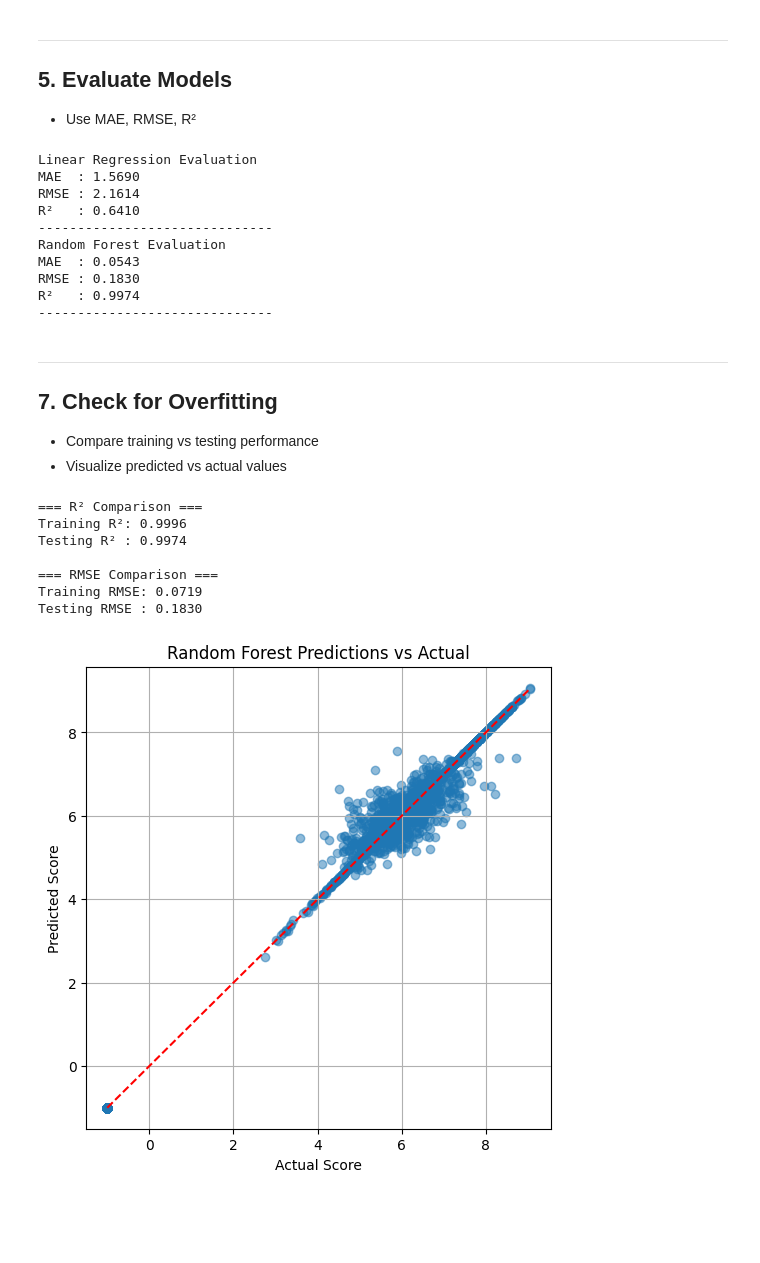
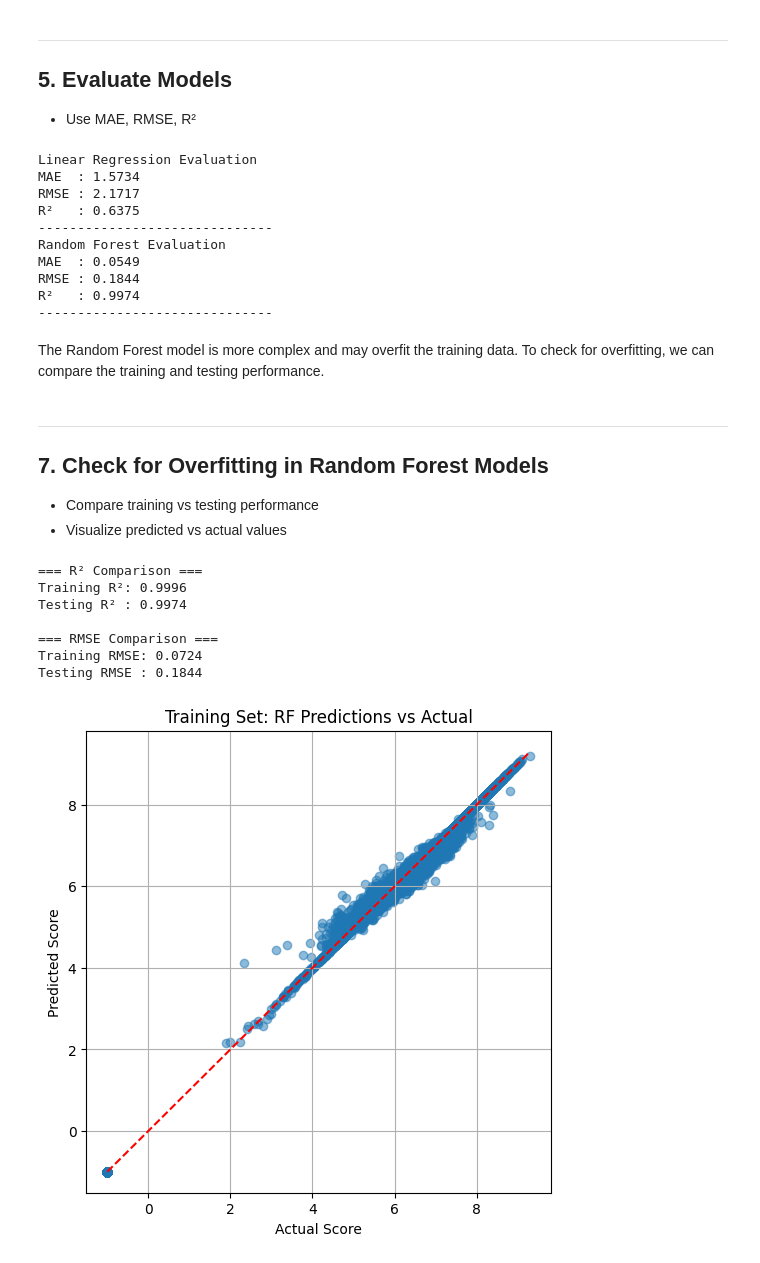
Before and after one commit to MIAR-Riza27/anime-rating-predictor, a Jupyter notebook: notebooks/02-modeling.ipynb, the cells around one changed output. Drawn from its saved outputs; the diff is of its cells as text; code cells hidden in the pictures; blank space fills up the shorter version.

Commit message:
feat: Make the model and remove leakage

```diff
--- a/notebooks/02-modeling.ipynb
+++ b/notebooks/02-modeling.ipynb
@@ -27,24 +27,18 @@ df.head()
 - Encode categorical columns (type, source, etc.)
 - Scale numerical features.
 # %%
-from sklearn.preprocessing import OrdinalEncoder, StandardScaler
+from sklearn.preprocessing import StandardScaler
 
 # Drop unused or redundant columns
 df = df.drop(columns=["title", "favorites", "has_year", "has_season"])
 
-# Encode categorical features
+# Define categorical and numeric columns
 categorical_cols = ["type", "source", "status", "rating", "season", "genres", "demographics"]
-encoder = OrdinalEncoder(handle_unknown="use_encoded_value", unknown_value=-1)
-df[categorical_cols] = encoder.fit_transform(df[categorical_cols])
+numeric_cols = df.drop(columns=categorical_cols + ["score"]).select_dtypes(include=["int64", "float64"]).columns.tolist()
 
 # Define features and target
 X = df.drop(columns=["score"])
 y = df["score"]
-
-# Scale numeric features
-numeric_cols = X.select_dtypes(include=["int64", "float64"]).columns
-scaler = StandardScaler()
-X[numeric_cols] = scaler.fit_transform(X[numeric_cols])
 # %% [markdown]
 ---
 
@@ -103,27 +137,30 @@ def evaluate_model(name, y_true, y_pred):
     print("-" * 30)
 
 # Predictions
-y_pred_lr = lr.predict(X_test_imputed)
-y_pred_rf = rf.predict(X_test_imputed)
+y_pred_lr = pipeline_lr.predict(X_test)
+y_pred_rf = pipeline_rf.predict(X_test)
 
 # Evaluation
 evaluate_model("Linear Regression", y_test, y_pred_lr)
 evaluate_model("Random Forest", y_test, y_pred_rf)
 # %% [output]
 Linear Regression Evaluation
-MAE  : 1.5690
-RMSE : 2.1614
-R²   : 0.6410
+MAE  : 1.5734
+RMSE : 2.1717
+R²   : 0.6375
 ------------------------------
 Random Forest Evaluation
-MAE  : 0.0543
-RMSE : 0.1830
+MAE  : 0.0549
+RMSE : 0.1844
 R²   : 0.9974
 ------------------------------
+# %% [markdown]
+The Random Forest model is more complex and may overfit the training data.
+To check for overfitting, we can compare the training and testing performance.
 # %% [markdown]
 ---
 
-## 7. Check for Overfitting
+## 7. Check for Overfitting in Random Forest Models
 - Compare training vs testing performance
 - Visualize predicted vs actual values
 # %%
@@ -131,40 +168,51 @@ from sklearn.metrics import r2_score, mean_squared_error
 import numpy as np
 import matplotlib.pyplot as plt
 
+# Overfitting Check only for Random Forest
 # Predict on training set
-y_train_pred_rf = rf.predict(X_train_imputed)
+y_train_pred_rf = pipeline_rf.predict(X_train)
 
 # Training vs Testing R²
 train_r2 = r2_score(y_train, y_train_pred_rf)
 test_r2 = r2_score(y_test, y_pred_rf)
 
 print("=== R² Comparison ===")
 print(f"Training R²: {train_r2:.4f}")
 print(f"Testing R² : {test_r2:.4f}")
 
 # RMSE comparison
 train_rmse = np.sqrt(mean_squared_error(y_train, y_train_pred_rf))
 test_rmse = np.sqrt(mean_squared_error(y_test, y_pred_rf))
 
 print("\n=== RMSE Comparison ===")
 print(f"Training RMSE: {train_rmse:.4f}")
 print(f"Testing RMSE : {test_rmse:.4f}")
 
+# Scatter Plot: Training Set Predictions vs Actual
+plt.figure(figsize=(6, 6))
+plt.scatter(y_train, y_train_pred_rf, alpha=0.5)
+plt.plot([y_train.min(), y_train.max()], [y_train.min(), y_train.max()], color='red', linestyle='--')
+plt.xlabel("Actual Score")
+plt.ylabel("Predicted Score")
+plt.title("Training Set: RF Predictions vs Actual")
+plt.grid(True)
+plt.show()
+
 # Scatter Plot: Actual vs Predicted
 plt.figure(figsize=(6, 6))
 plt.scatter(y_test, y_pred_rf, alpha=0.5)
 plt.plot([y_test.min(), y_test.max()], [y_test.min(), y_test.max()], color='red', linestyle='--')
 plt.xlabel("Actual Score")
 plt.ylabel("Predicted Score")
 plt.title("Random Forest Predictions vs Actual")
 plt.grid(True)
 plt.show()
 # %% [output]
 === R² Comparison ===
 Training R²: 0.9996
 Testing R² : 0.9974
 
 === RMSE Comparison ===
-Training RMSE: 0.0719
-Testing RMSE : 0.1830
+Training RMSE: 0.0724
+Testing RMSE : 0.1844
-[figure, old version]
+[figure, new version]
```
Also changed, not shown: parts of 5 cells of this notebook.
